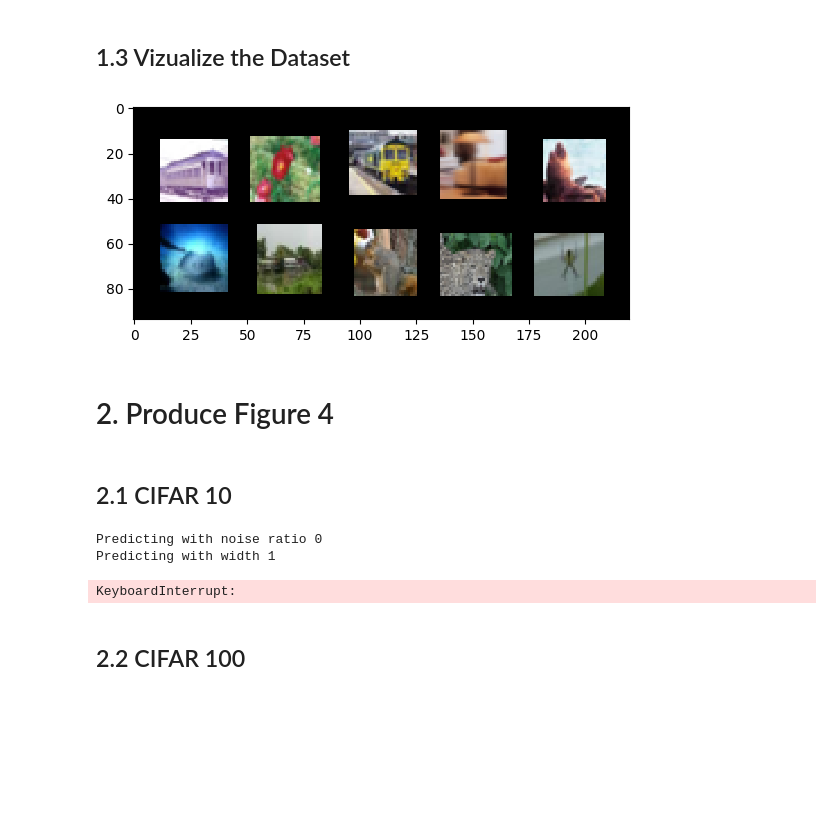
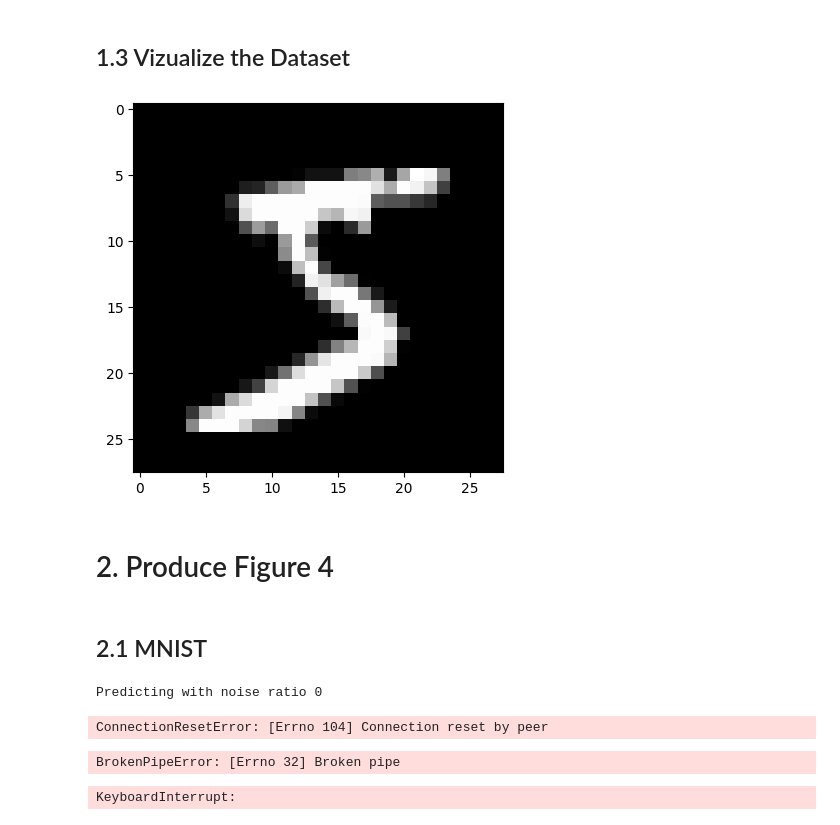
Before and after one commit to roduit/EE-411-FOIL-Project, a Jupyter notebook: source/main.ipynb, the cells around one changed output. Drawn from its saved outputs; the diff is of its cells as text; code cells hidden in the pictures; blank space fills up the shorter version.

```diff
--- a/source/main.ipynb
+++ b/source/main.ipynb
@@ -37,0 +50,19 @@ from training_utils import*
+# %%
+transform = transforms.Compose([
+    transforms.ToTensor()
+])
+# -*- LOAD MNIST -*-
+
+#Train Dataset
+MNIST_train_dataset = torchvision.datasets.MNIST(
+    root='./data/',
+    train=True,
+    download=True,
+    transform=transform)
+
+#Test Dataset
+MNIST_test_dataset = torchvision.datasets.MNIST(
+    root='./data/',
+    train=False,
+    download=True,
+    transform=transform)
@@ -204,36 +232,44 @@ CIFAR_100_test_dataloader_aug = torch.utils.data.DataLoader(
 # %% [markdown]
 ## 1.3 Vizualize the Dataset
 # %%
-images = next(iter(CIFAR_100_train_dataloader_aug))[0][:10]
+images = next(iter(MNIST_train_dataset))[0][:10]
 grid = torchvision.utils.make_grid(images, nrow=5, padding=10)
 
 def show(img):
     npimg = img.numpy()
     plt.imshow(np.transpose(npimg, (1,2,0)), interpolation='nearest')
 
 show(grid)
 # %% [output]
-[figure, old version]
+[figure, new version]
 # %% [markdown]
 # 2. Produce Figure 4
 # %% [markdown]
-## 2.1 CIFAR 10
+## 2.1 MNIST
 # %%
 width_model_list = np.linspace(1, 64, 20,dtype=int)
 noise_ratio_list = [0,0.1,0.2]
 
 train_losses = []
+train_accuracies = []
 test_losses = []
-accuracies = []
+test_accuracies = []
+
+subsample_train_indices = torch.randperm(len(MNIST_train_dataset_aug))[:constants.NUM_SAMPLES]
+
 for noise_ratio in noise_ratio_list:
+    noise_train_loss = []
+    noise_train_acc = []
+    noise_test_loss = []
+    noise_test_acc = []
     print(f'Predicting with noise ratio {noise_ratio}')
-    noisy_train_dataset = label_noise(CIFAR_10_train_dataset_aug, noise_ratio=noise_ratio)
+    noisy_train_dataset = label_noise(MNIST_train_dataset_aug, noise_ratio=noise_ratio)
     noisy_train_dataloader = torch.utils.data.DataLoader(
         dataset=noisy_train_dataset,
         batch_size=constants.BATCH_SIZE,
-        shuffle=True,
+        sampler=SubsetRandomSampler(subsample_train_indices),
         num_workers=2)
-    noisy_test_dataset = label_noise(CIFAR_10_test_dataset_aug, noise_ratio=noise_ratio)
+    noisy_test_dataset = label_noise(MNIST_test_dataset_aug, noise_ratio=noise_ratio)
     noisy_test_dataloader = torch.utils.data.DataLoader(
         dataset=noisy_test_dataset,
         batch_size=constants.TEST_BATCH_SIZE,
@@ -241,24 +277,32 @@ for noise_ratio in noise_ratio_list:
         num_workers=2)
 
     for width in width_model_list:
-        print(f'Predicting with width {width}')
+        #print(f'Predicting with width {width}')
         ResNet = make_resnet18k(k=width)
         cnn = ResNet.to(constants.DEVICE)
         optimizer = torch.optim.SGD(cnn.parameters(), lr=constants.Adam_LR)
         losses = fit(
             model=cnn,
-            train_dataloader=CIFAR_10_train_dataloader,
+            train_dataloader=noisy_train_dataloader,
             optimizer=optimizer,
             epochs=2,
             device=constants.DEVICE
         )
-        test_loss, acc = predict(model=cnn, test_dataloader=noisy_train_dataloader, device=constants.DEVICE)
-        train_losses.append(losses)
-        test_losses.append(test_loss)
-        accuracies.append(acc)
+        train_loss, acc_train = predict(model=cnn, test_dataloader=noisy_train_dataloader, device=constants.DEVICE)
+        test_loss, acc = predict(model=cnn, test_dataloader=noisy_test_dataloader, device=constants.DEVICE)
+
+        noise_train_loss.append(train_loss)
+        noise_train_acc.append(acc_train)
+
+        noise_test_loss.append(test_loss)
+        noise_test_acc.append(acc)
+
+    train_losses.append(noise_train_loss)
+    train_accuracies.append(noise_train_acc)
+    test_losses.append(noise_test_loss)
+    test_accuracies.append(noise_test_acc)
 # %% [output]
 Predicting with noise ratio 0
-Predicting with width 1
-KeyboardInterrupt:
+ConnectionResetError: [Errno 104] Connection reset by peer
+BrokenPipeError: [Errno 32] Broken pipe
+KeyboardInterrupt:
-# %% [markdown]
-## 2.2 CIFAR 100
```
Also changed, not shown: parts of 11 cells of this notebook, 3 other files.
